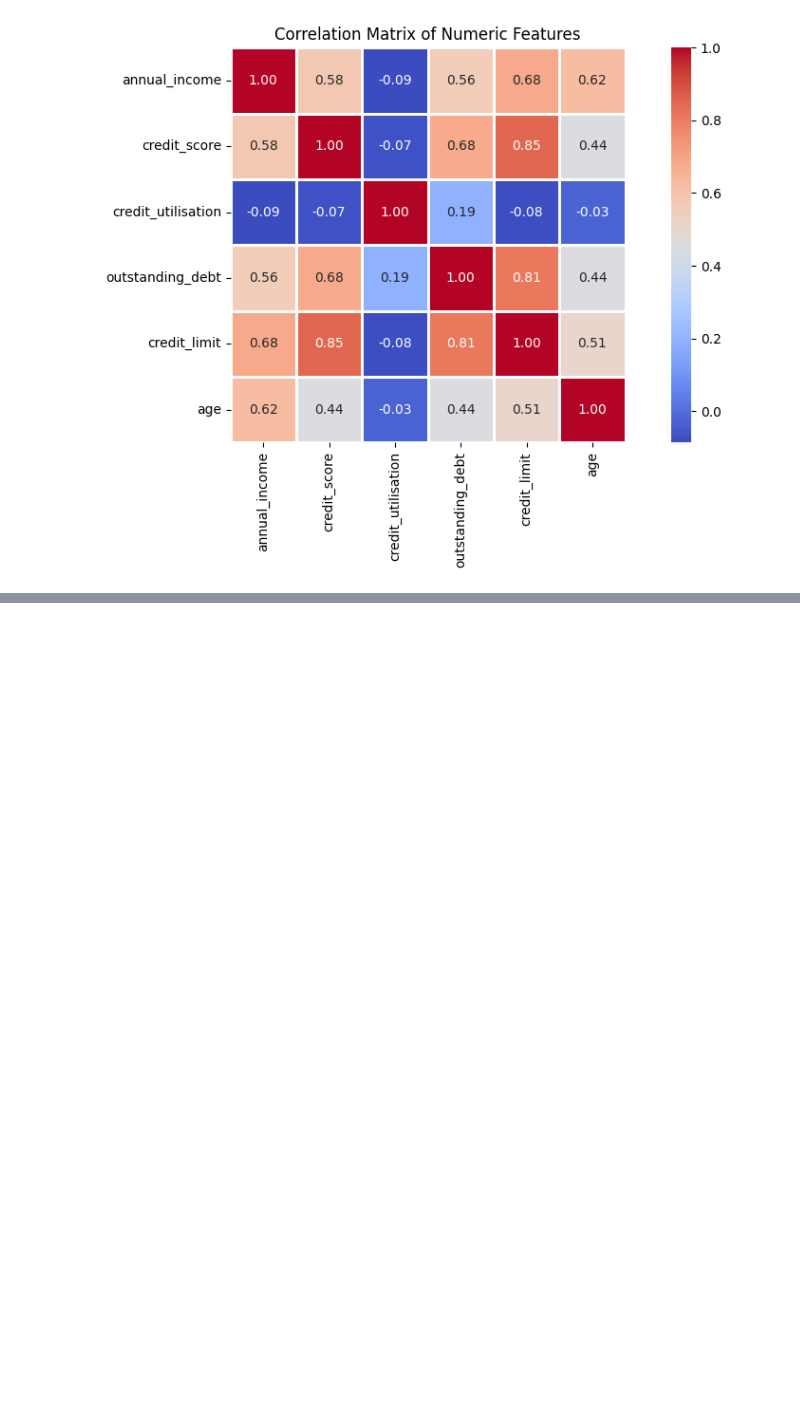
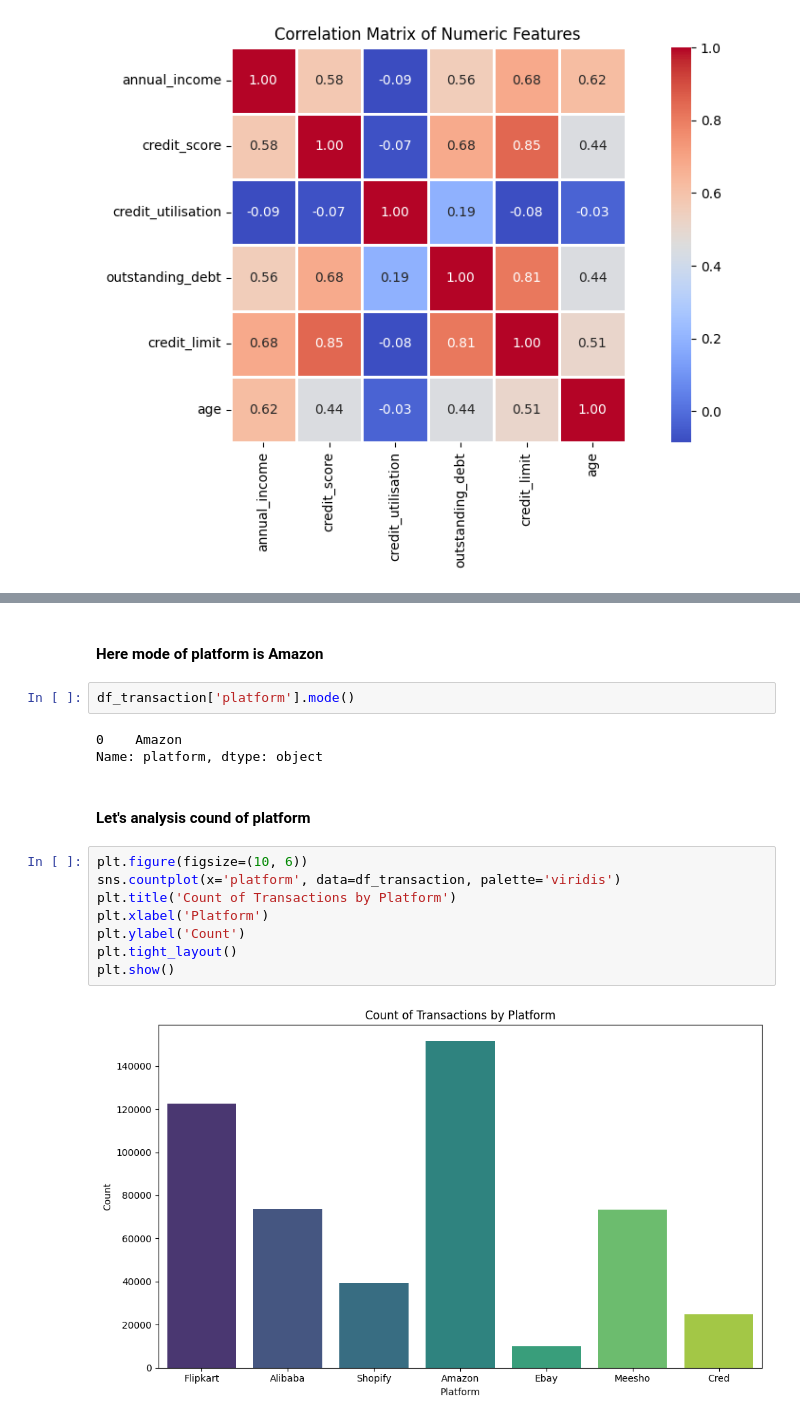
Before and after one commit to ashishjadhav123/Math-and-Statistics-DS, a Jupyter notebook: Project/Phase 1 - Find Target Market/Phase1_AtliQo_Bank.ipynb, the cells around one changed output, grey strips where cells are left out. Saved outputs shown, nothing was run; the diff lists cells and outputs as text; blank space fills up the shorter version.

```diff
--- a/Project/Phase 1 - Find Target Market/Phase1_AtliQo_Bank.ipynb
+++ b/Project/Phase 1 - Find Target Market/Phase1_AtliQo_Bank.ipynb
@@ -724,0 +775,19 @@ plt.show()
+# %% [markdown]
+<h4> Here mode of platform is Amazon </h4>
+# %%
+df_transaction['platform'].mode()
+# %% [output]
+0    Amazon
+Name: platform, dtype: object
+# %% [markdown]
+<h4> Let's analysis cound of platform </h4>
+# %%
+plt.figure(figsize=(10, 6))
+sns.countplot(x='platform', data=df_transaction, palette='viridis')
+plt.title('Count of Transactions by Platform')
+plt.xlabel('Platform')
+plt.ylabel('Count')
+plt.tight_layout()
+plt.show()
+# %% [output]
+[figure, added]
```
Also changed, not shown: parts of 11 cells of this notebook.
